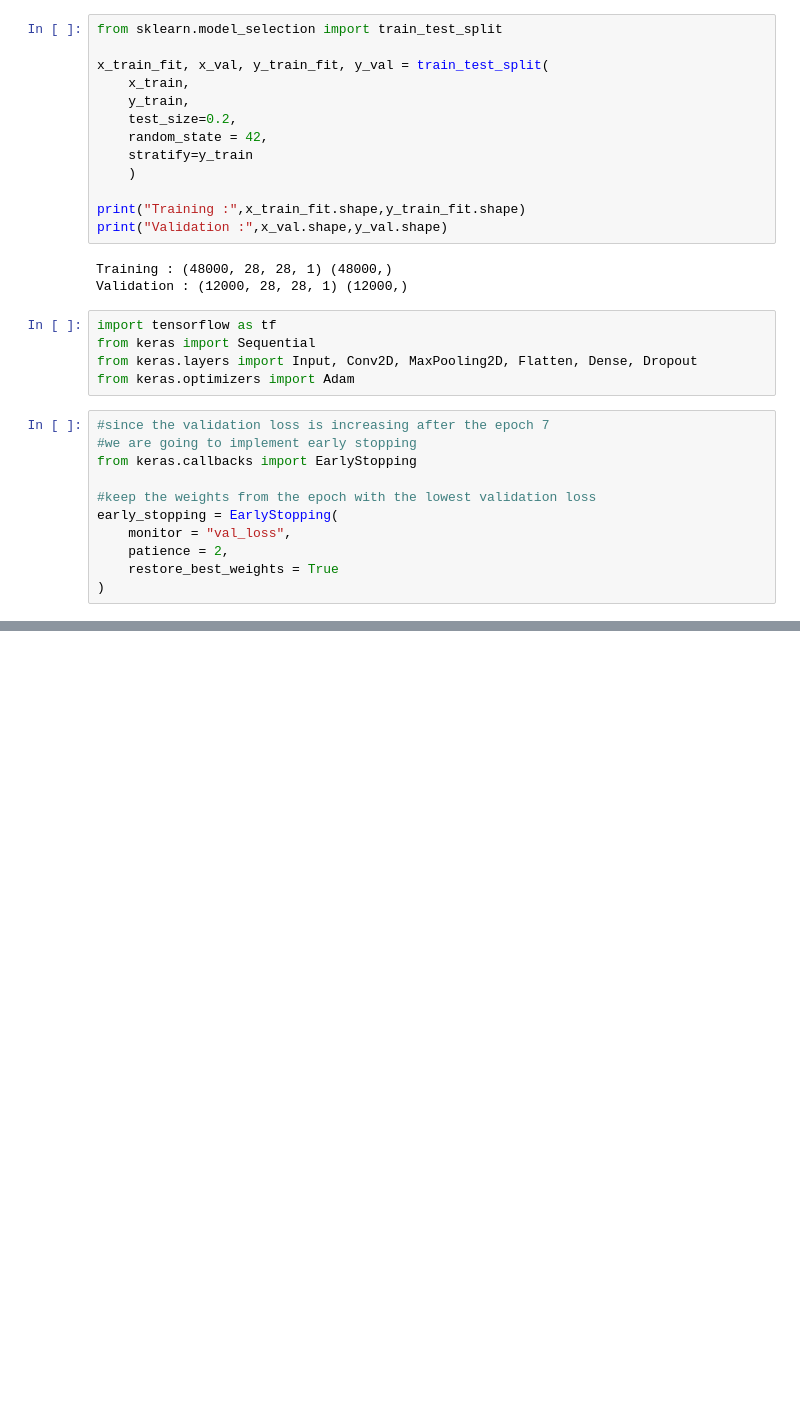
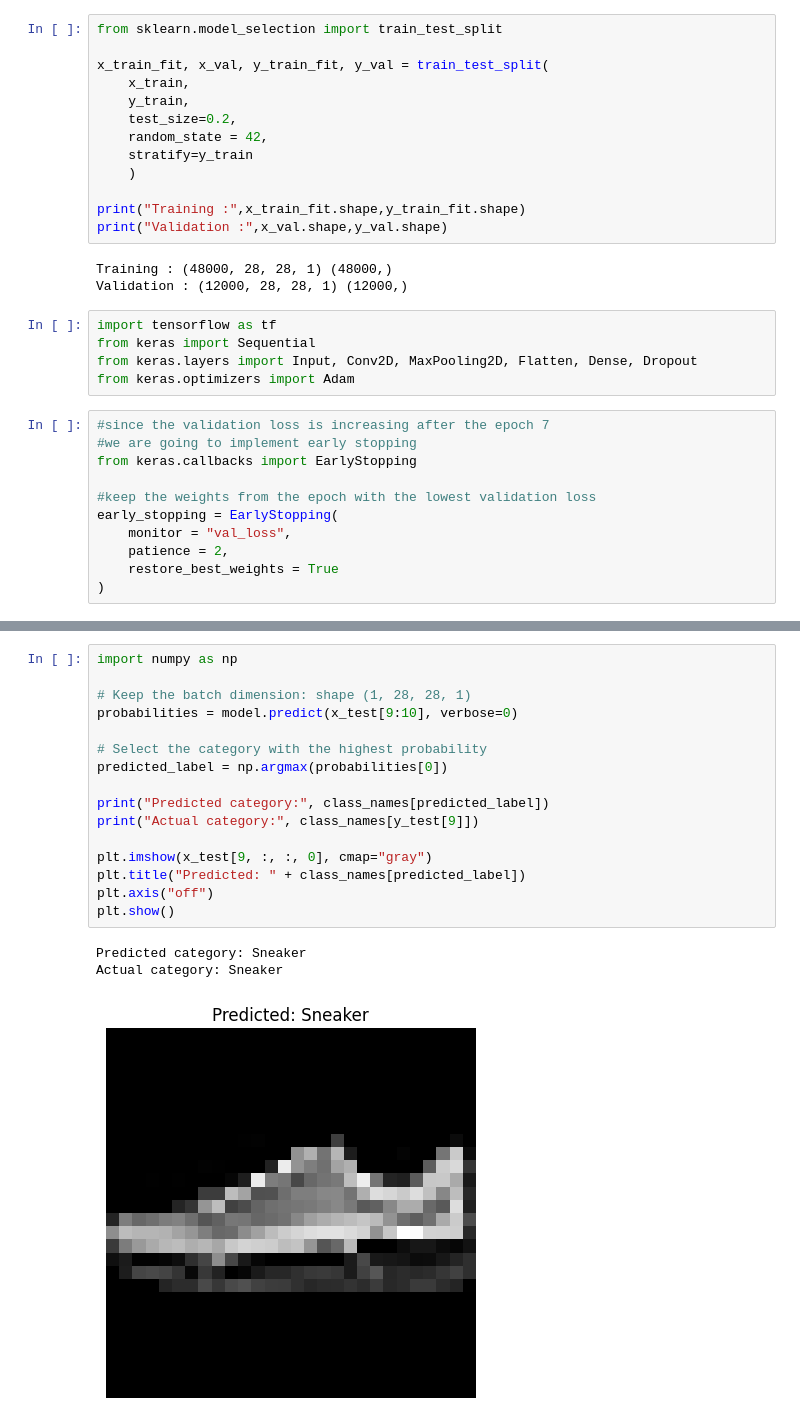
Before and after one commit to roshinsthomas/CNN_Fashion_MNIST, a Jupyter notebook: CNN_Fashion_MNIST.ipynb, the cells around one changed output, grey strips where cells are left out. Drawn from its saved outputs; the diff is of its cells as text; blank space fills up the shorter version.

Commit message:
Completed Fashion-MNIST CNN training, evaluation, and model persistence

```diff
--- a/CNN_Fashion_MNIST.ipynb
+++ b/CNN_Fashion_MNIST.ipynb
@@ -268,0 +274,20 @@ drive  sample_data
+# %%
+import numpy as np
+
+# Keep the batch dimension: shape (1, 28, 28, 1)
+probabilities = model.predict(x_test[9:10], verbose=0)
+
+# Select the category with the highest probability
+predicted_label = np.argmax(probabilities[0])
+
+print("Predicted category:", class_names[predicted_label])
+print("Actual category:", class_names[y_test[9]])
+
+plt.imshow(x_test[9, :, :, 0], cmap="gray")
+plt.title("Predicted: " + class_names[predicted_label])
+plt.axis("off")
+plt.show()
+# %% [output]
+Predicted category: Sneaker
+Actual category: Sneaker
+[figure, added]
```
Also changed, not shown: parts of 13 cells of this notebook, 2 other files.
